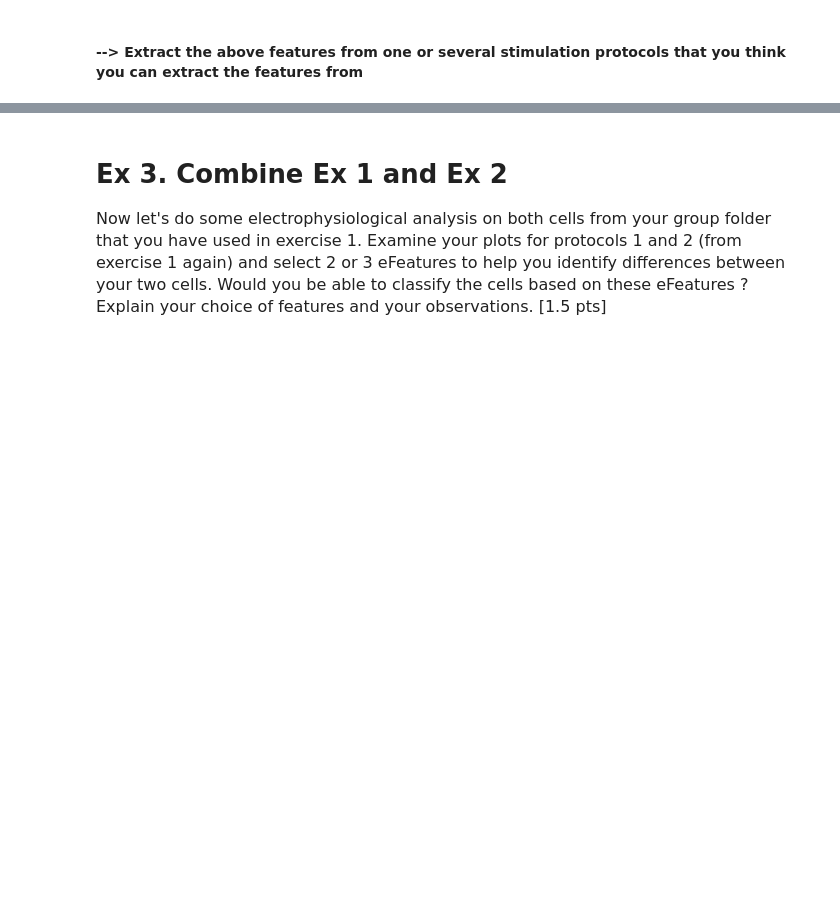
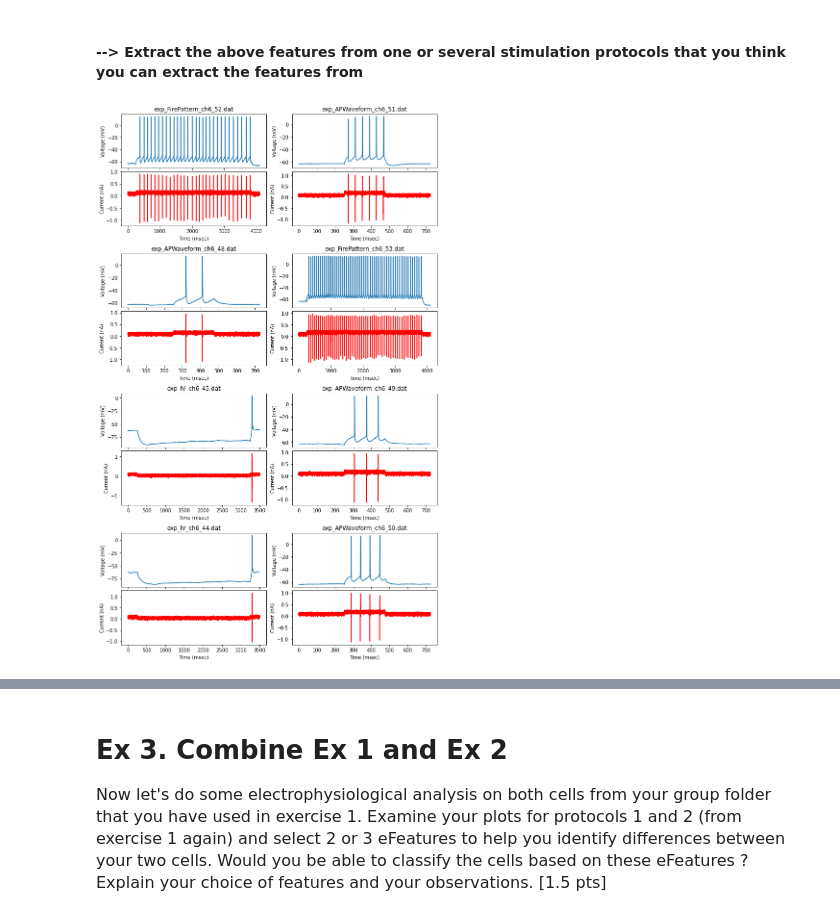
Before and after one commit to GasserElbanna/In-Silico-Neuroscience-Projects, a Jupyter notebook: Week 5/Week5_HomeWork-2021.ipynb, the cells around one changed output, grey strips where cells are left out. Saved outputs shown, nothing was run; the diff lists cells and outputs as text; code cells hidden in the pictures; blank space fills up the shorter version.

```diff
--- a/Week 5/Week5_HomeWork-2021.ipynb
+++ b/Week 5/Week5_HomeWork-2021.ipynb
@@ -344,2 +443,15 @@ On the other hand, protocol 2 fires stronger currents (from 0.1 to 3 nA).  This
 # %% [markdown]
 ####  --> Extract the above features from one or several stimulation protocols that you think you can extract the features from
+# %%
+#Extract features from selected recordings (Recordings that have spikes [len(peaks_time) > 1])
+first_peak_time, spike_counts, cv_isi, idx_selected_rec = extract_features(paired_traces)
+
+#Plot the selected recordings with their features values
+selected_traces = []
+for i, trace in enumerate(paired_traces):
+    if i in idx_selected_rec:
+        selected_traces.append(trace)
+fig = plt.figure(figsize=(10, 40))
+plot_traces(fig, selected_traces)
+# %% [output]
+[figure, added]
```
Also changed, not shown: parts of 35 cells of this notebook.
